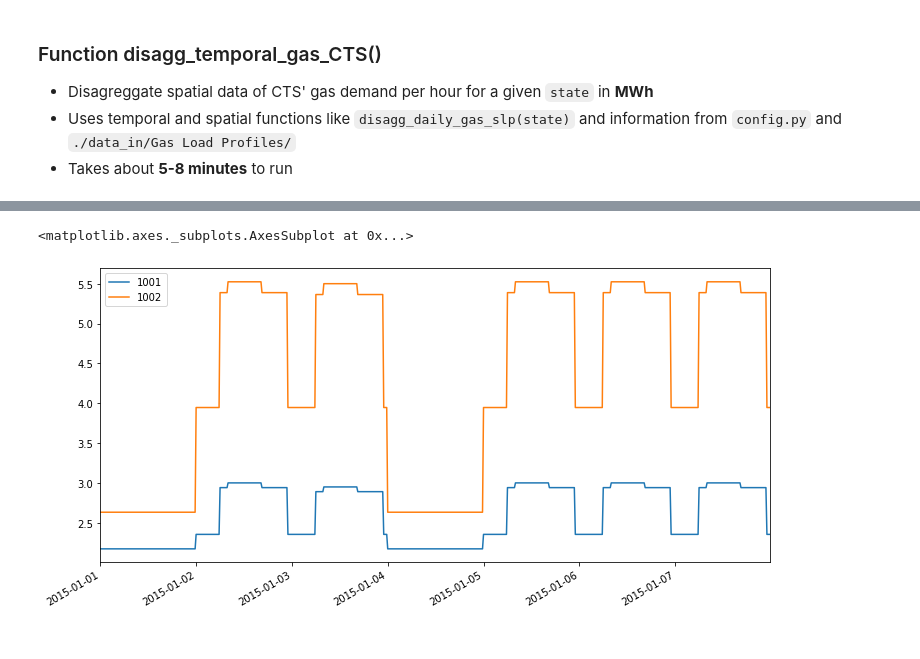
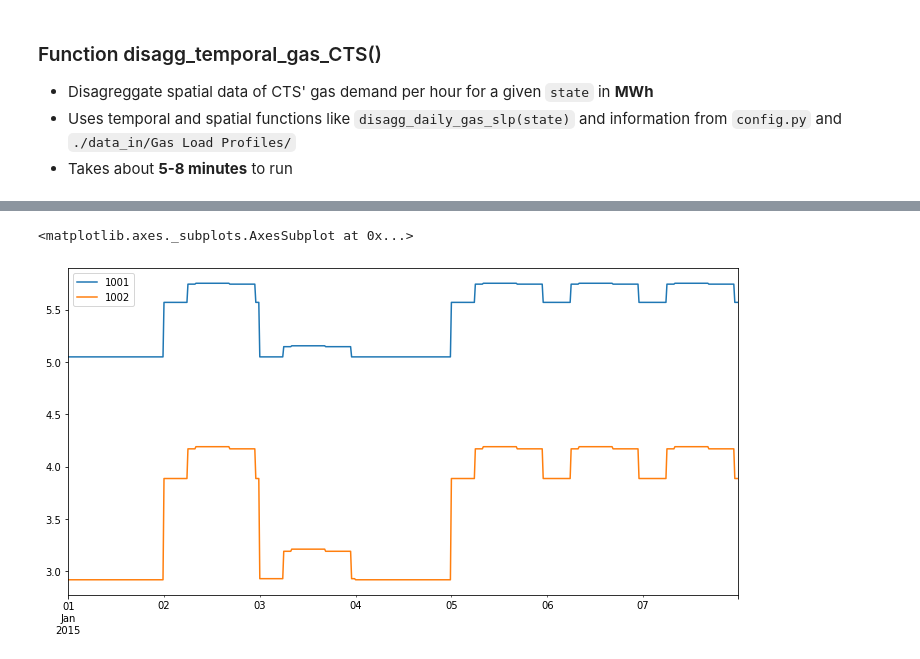
Before and after one commit to DemandRegioTeam/disaggregator, a Jupyter notebook: 03_Demo_CTS_Industry_disaggregation.ipynb, the cells around one changed output, grey strips where cells are left out. Cells and saved outputs as stored; diff of their text form; code cells hidden in the pictures.

Commit message:
03_demo: deleted old version of jupyter notebook and updated new notebook with latest functions from temporal for CTS_gas

```diff
--- a/03_Demo_CTS_Industry_disaggregation.ipynb
+++ b/03_Demo_CTS_Industry_disaggregation.ipynb
@@ -237,0 +294,2 @@ Working on state: TH.
+# %%
+df_gas_industry = temporal.disagg_temporal_industry(source='gas', detailed=False, use_nuts3code=False, low=0.35)
@@ -238,5 +334,5 @@ Working on state: TH.
 # %%
-df_pow_industry.loc[:,['1001', '1002']].head(672).plot(figsize=(12,6))
+df_gas_industry.loc[:,[1001, 1002]].head(672).plot(figsize=(12,6))
 # %% [output]
 <matplotlib.axes._subplots.AxesSubplot at 0x...>
-[figure, old version]
+[figure, new version]
```
Also changed, not shown: parts of 72 cells of this notebook, 1 other file.
